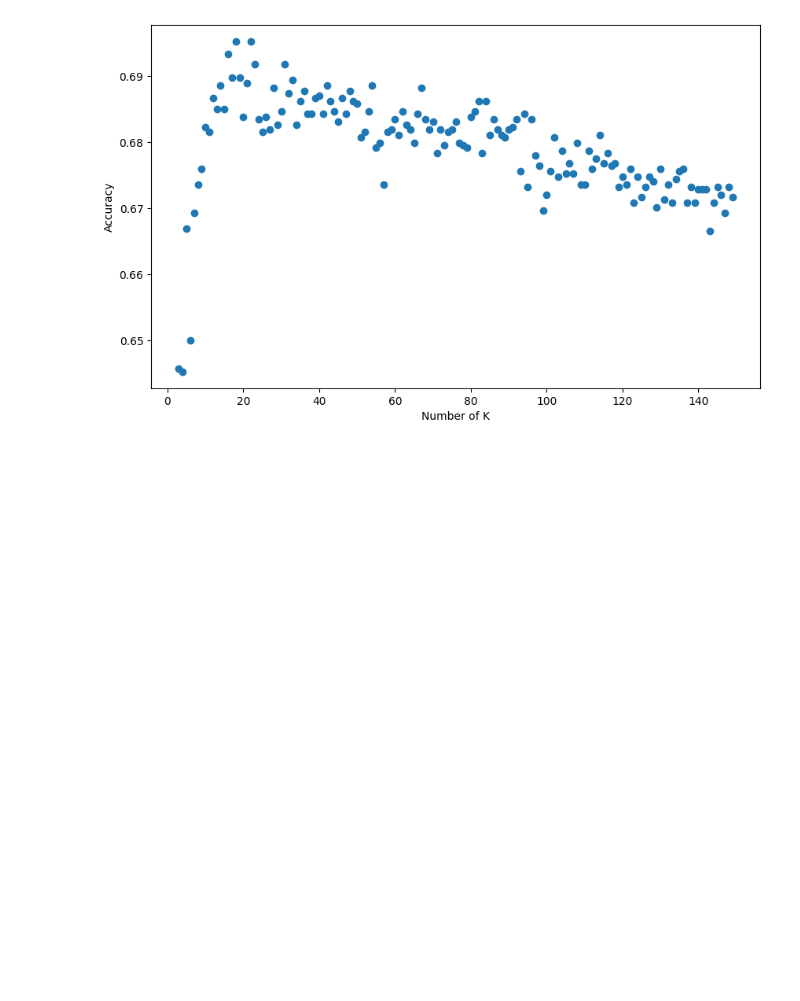
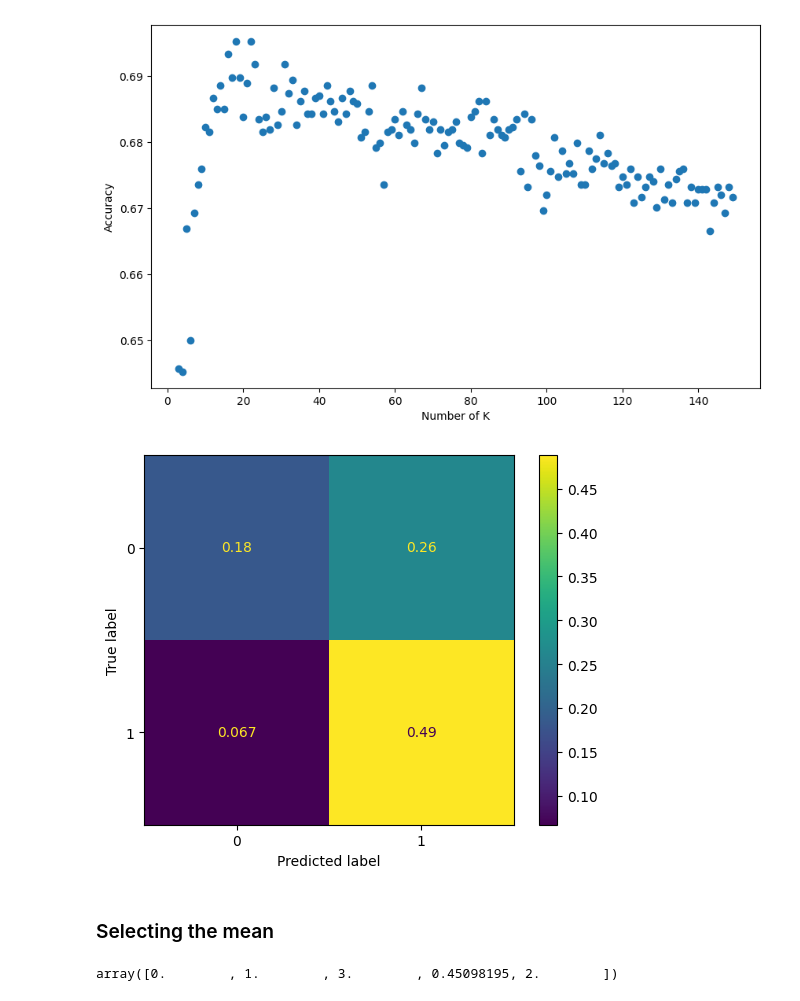
Before and after one commit to gabriel-marchetti/personal, a Jupyter notebook: aula_unicamp/2024_1s/mc886/Trabalhos/Trabalho1/code.ipynb, the cells around one changed output. Saved outputs shown, nothing was run; the diff lists cells and outputs as text; code cells hidden in the pictures; blank space fills up the shorter version.

```diff
--- a/aula_unicamp/2024_1s/mc886/Trabalhos/Trabalho1/code.ipynb
+++ b/aula_unicamp/2024_1s/mc886/Trabalhos/Trabalho1/code.ipynb
@@ -718,3 +719,12 @@ axes.set_ylabel('Accuracy')
 # %% [output]
 Text(0, 0.5, 'Accuracy')
 [figure]
+# %%
+confusion_matrix_X_testing = confusion_matrix(y_test, y_prime_test, normalize='all')
+disp = ConfusionMatrixDisplay(confusion_matrix=confusion_matrix_X_testing)
+disp.plot()
+plt.show()
+# %% [output]
+[figure, added]
+# %% [markdown]
+### Selecting the mean
@@ -720,0 +792,4 @@ Text(0, 0.5, 'Accuracy')
+# %%
+X_testing_mean['Bar'].unique()
+# %% [output]
+array([0.        , 1.        , 3.        , 0.45098195, 2.        ])
```
Also changed, not shown: parts of 25 cells of this notebook.
